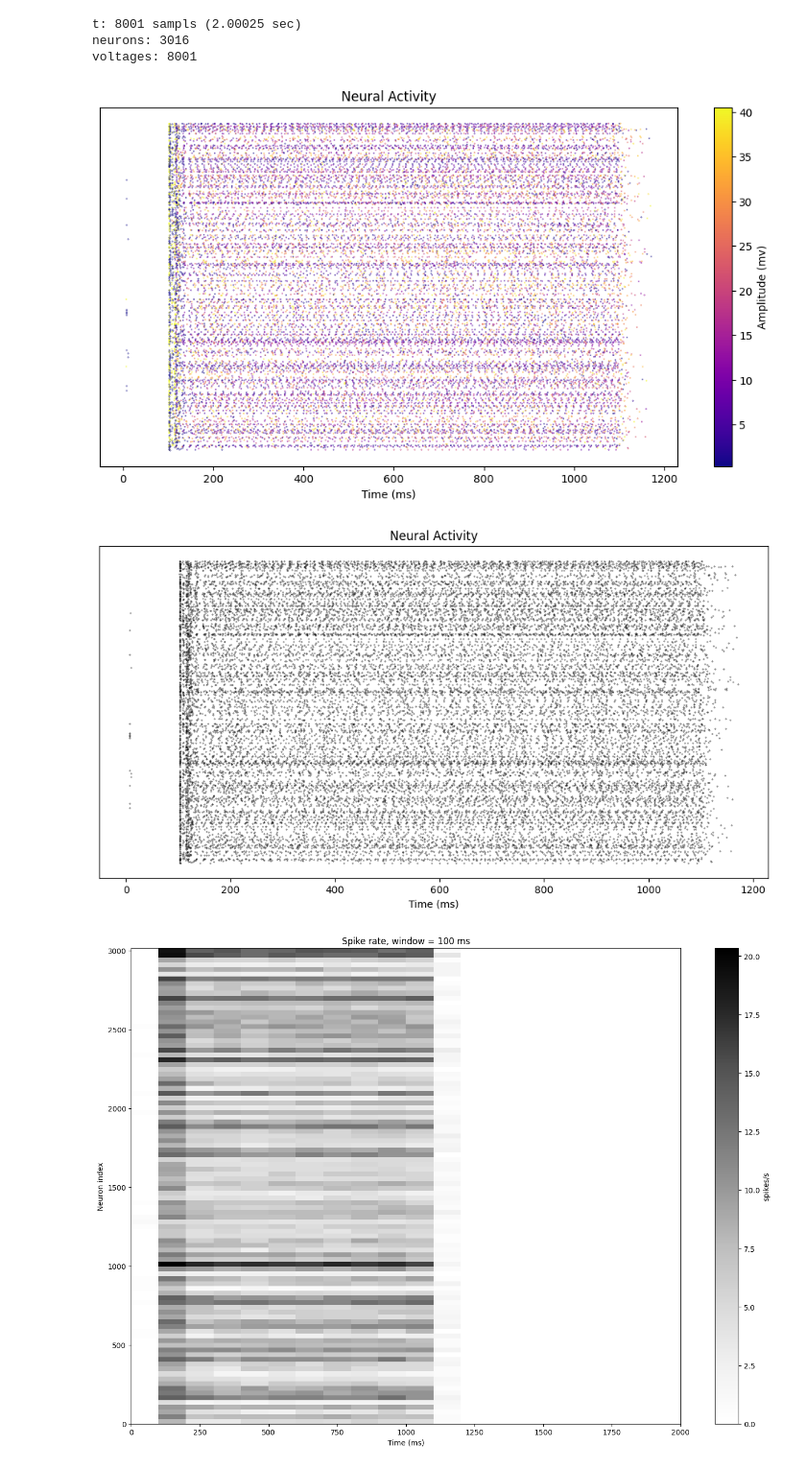
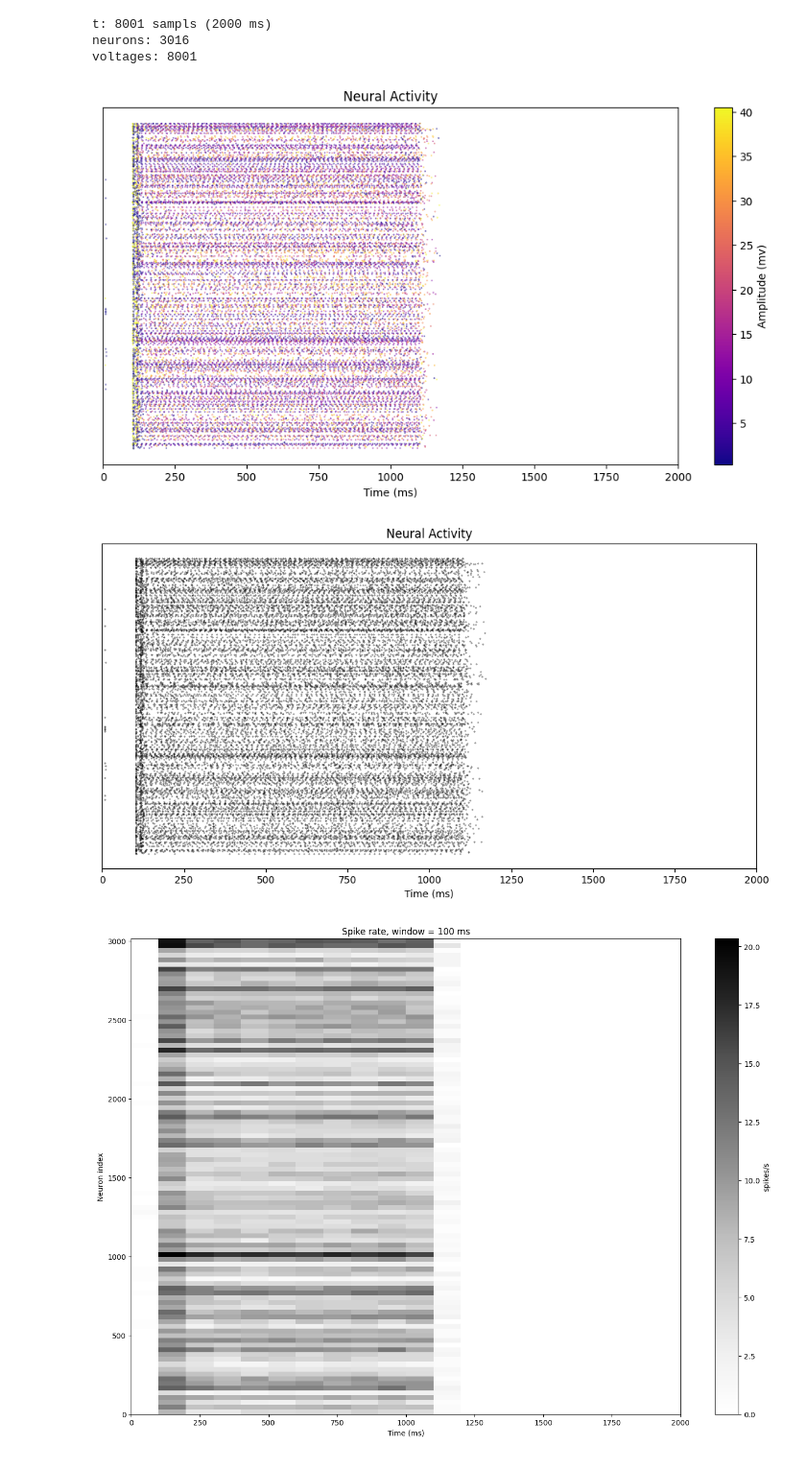
Before and after one commit to Leon-Parepko/Drosophila-Larvae-Simulation, a Jupyter notebook: Leon/Experiments/Statistical/Activity_Analysis.ipynb, the cells around one changed output. Shown at 96% size. Drawn from its saved outputs; the diff is of its cells as text; code cells hidden in the pictures.

```diff
--- a/Leon/Experiments/Statistical/Activity_Analysis.ipynb
+++ b/Leon/Experiments/Statistical/Activity_Analysis.ipynb
@@ -19,13 +19,47 @@ with open(file_path, "rb") as f:
 t = data['t']
 voltages = data['voltages']
 
+
+
+# # Remove this
+# # --- 1. Расширяем t до 5000 ---
+# dt = t[1] - t[0]  # шаг (0.25)
+# t_extended = np.arange(0, 5000 + dt, dt)
+
+# # --- 2. Обрабатываем voltages ---
+# new_voltages = {}
+
+# for neuron_id, v in voltages.items():
+#     v = np.array(v)
+
+#     half_idx = len(v) // 2
+#     last_half = v[half_idx:]  # последняя половина
+
+#     # повторяем 8 раз
+#     repeated = np.tile(last_half, 8)
+
+#     # подгоняем под длину t_extended
+#     if len(repeated) < len(t_extended):
+#         # если вдруг не хватило — доклеим ещё
+#         extra = np.tile(last_half, int(np.ceil((len(t_extended) - len(repeated)) / len(last_half))))
+#         repeated = np.concatenate([repeated, extra])
+
+#     new_voltages[neuron_id] = repeated[:len(t_extended)]
+
+# t = t_extended
+# voltages = new_voltages
+
+
+
+
 sr = 0.00025
+real_time_ms = int(len(t)*sr*1000)
 
-print(f"t: {len(t)} sampls ({len(t) * sr} sec) ")
+print(f"t: {len(t)} sampls ({real_time_ms} ms) ")
 print("neurons:", len(list(voltages.keys())))
 print("voltages:", len(voltages["8980589"]))
 # %% [output]
-t: 8001 sampls (2.00025 sec)
+t: 8001 sampls (2000 ms)
 neurons: 3016
 voltages: 8001
 # %%
@@ -49,6 +83,7 @@ for i, neuron_id in enumerate(spike_times):
 ax.set_xlabel('Time (ms)')
 ax.set_yticks([])  # убираем отметки на оси Y
 ax.set_title('Neural Activity')
+ax.set_xlim(0, real_time_ms)
 
 # добавление цветовой шкалы
 if amps_values:  # проверяем, что список не пуст
@@ -62,27 +97,28 @@ if amps_values:  # проверяем, что список не пуст
 # отображение графика
 plt.show()
 # %% [output]
-[figure, old version]
+[figure, new version]
 # %%
 # создание графика
 fig, ax = plt.subplots(figsize=(12, 6))
 
 # итерация по нейронам
 for i, neuron_id in enumerate(spike_times):
     times = spike_times[neuron_id]
 
     # рисование спайков (все черные)
     ax.scatter(times, [i] * len(times), s=0.1, color='black')
 
 # настройка графика
 ax.set_xlabel('Time (ms)')
 ax.set_yticks([])  # убираем отметки на оси Y
 ax.set_title('Neural Activity')
+ax.set_xlim(0, real_time_ms)
 
 # отображение графика
 plt.show()
 # %% [output]
-[figure, old version]
+[figure, new version]
 # %%
 # TODO отсортировать по кластерам из статьи
 
```
Also changed, not shown: parts of 6 cells of this notebook.
